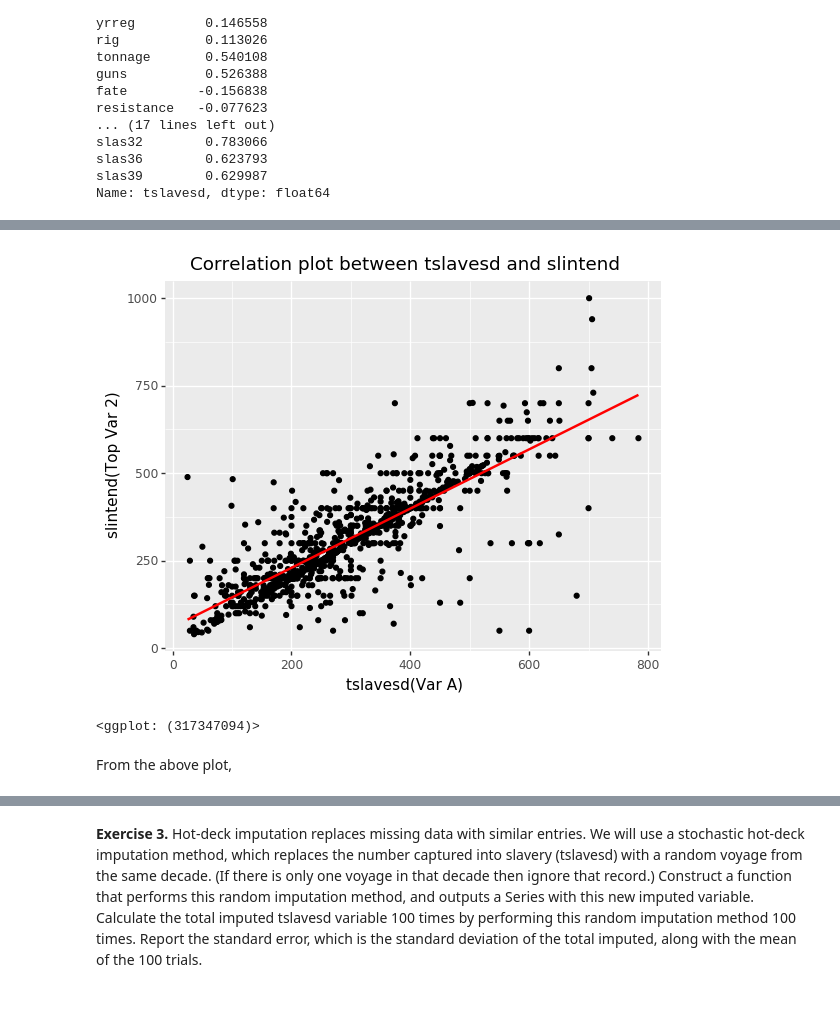
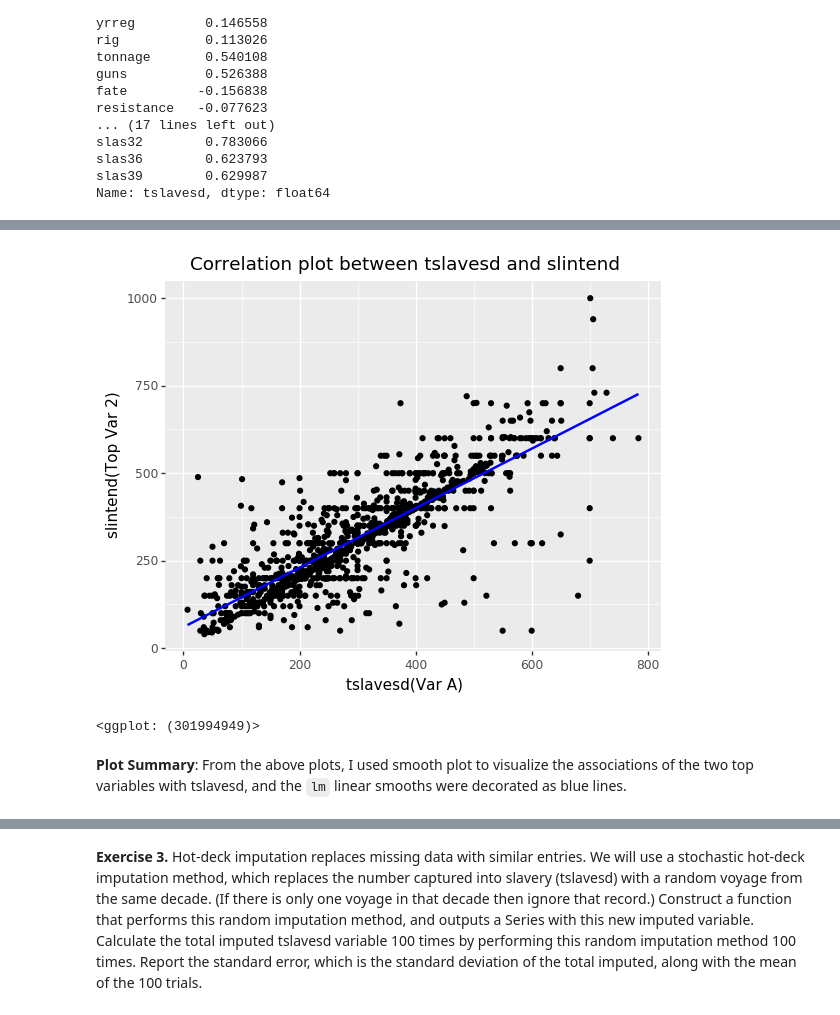
Before and after one commit to Chenghan-Sun/DS-Projects, a Jupyter notebook: 220_midterm/midterm.ipynb, the cells around one changed output, grey strips where cells are left out. Cells and saved outputs as stored; diff of their text form; code cells hidden in the pictures.

```diff
--- a/220_midterm/midterm.ipynb
+++ b/220_midterm/midterm.ipynb
@@ -263,12 +261,15 @@ df_top_var_plot = df_top_var_plot.reset_index(drop=True)
 # %%
-(ggplot(df_top_var_plot, aes('tslavesd', 'slintend'))
+df_top_var_plot_2 = df_tast_noimp[['tslavesd', 'slintend']].dropna()
+df_top_var_plot_2 = df_top_var_plot_2.reset_index(drop=True)
+
+(ggplot(df_top_var_plot_2, aes('tslavesd', 'slintend'))
  + geom_point()
- + stat_smooth(mapping=aes('tslavesd', 'slintend'), method='lm', color='red', se = False, inherit_aes=False)
+ + stat_smooth(mapping=aes('tslavesd', 'slintend'), method='lm', color='blue', se = False, inherit_aes=False)
  + labs(x='tslavesd(Var A)', y='slintend(Top Var 2)')
  + ggtitle('Correlation plot between tslavesd and slintend')
 )
 # %% [output]
-[figure, old version]
+[figure, new version]
-<ggplot: (317347094)>
+<ggplot: (301994949)>
-# %% [markdown]
-From the above plot,
+# %% [markdown]
+**Plot Summary**: From the above plots, I used smooth plot to visualize the associations of the two top variables with tslavesd, and the `lm` linear smooths were decorated as blue lines.
```
Also changed, not shown: parts of 54 cells of this notebook.
